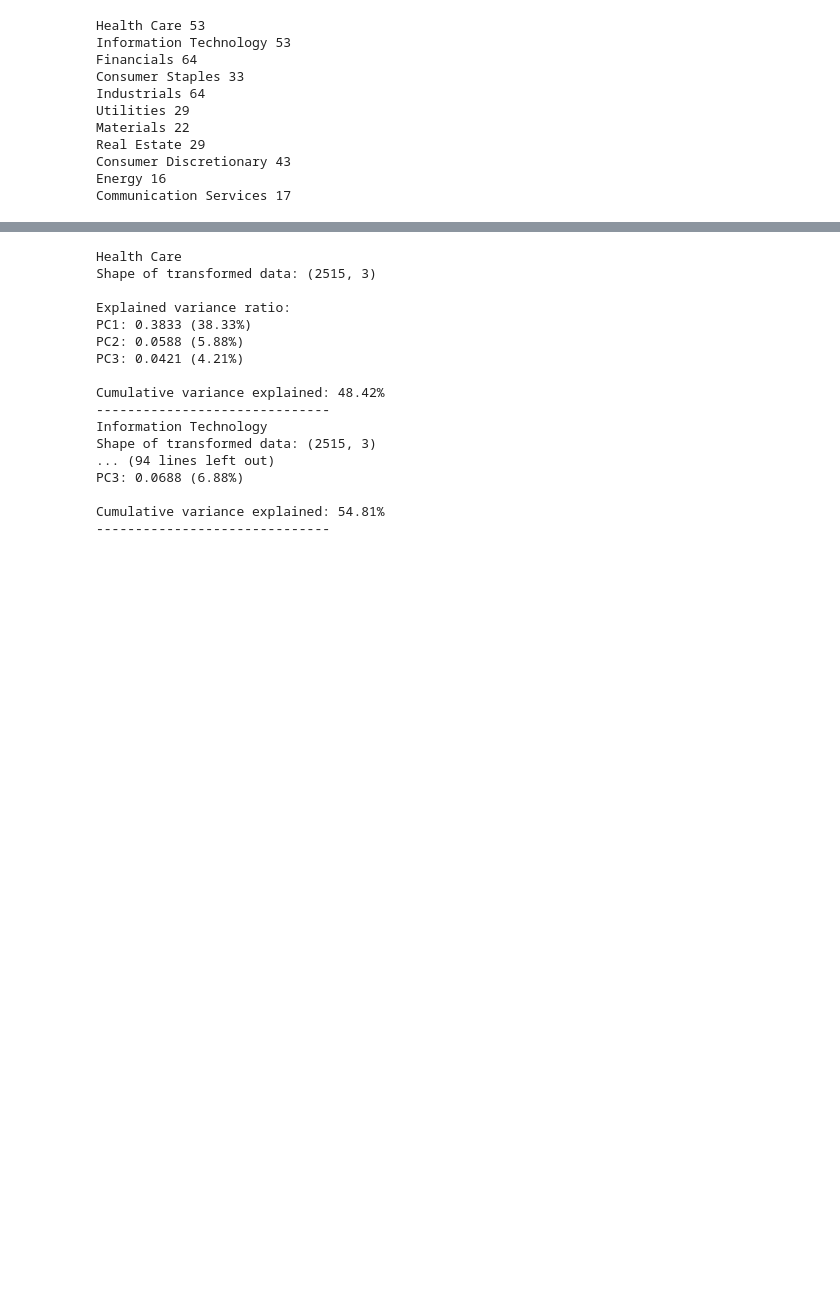
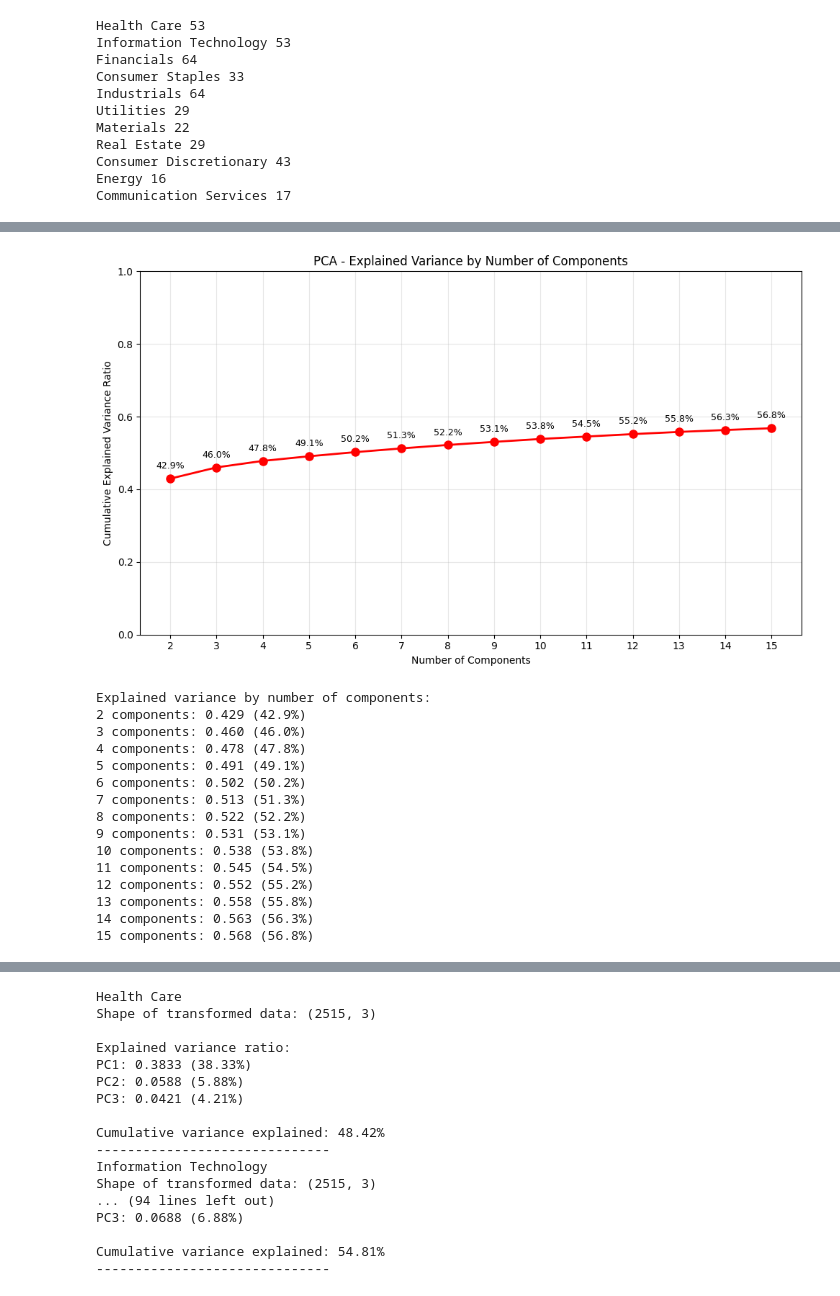
Before and after one commit to etiennechatreaux/DimRed-KAN-Finance, a Jupyter notebook: notebooks/02_data_exploration.ipynb, the cells around one changed output, grey strips where cells are left out. Saved outputs shown, nothing was run; the diff lists cells and outputs as text; code cells hidden in the pictures; blank space fills up the shorter version.

```diff
--- a/notebooks/02_data_exploration.ipynb
+++ b/notebooks/02_data_exploration.ipynb
@@ -1,8 +1,15 @@
 # %%
 import pandas as pd
+from pathlib import Path
+
+
+import sys
+sys.path.append('..')
+data_dir = Path("../")
 
 # returns = pd.read_csv("data/processed/dataset_returns.csv", index_col=0)
-log_returns = pd.read_csv("data/processed/dataset_log_returns.csv", index_col=0)
+log_returns = pd.read_csv(data_dir / "data/processed/dataset_log_returns.csv", index_col=0)
+
 
 # Remove the first line with NaN
 # returns = returns.dropna(how='all')
@@ -100 +107,51 @@ Cumulative variance explained: 46.03%
 3773 rows × 3 columns
+# %%
+import matplotlib.pyplot as plt
+
+# Plot explained variance for different numbers of components
+n_components_range = range(2, 16)
+explained_variances = []
+
+for n in n_components_range:
+    pca_temp, _, explained_var_ratio = perform_pca(log_returns, n_components=n)
+    total_explained = sum(explained_var_ratio)
+    explained_variances.append(total_explained)
+
+# Create the plot
+plt.figure(figsize=(10, 6))
+plt.plot(n_components_range, explained_variances, 'bo-', color='red', linewidth=2, markersize=8)
+plt.xlabel('Number of Components')
+plt.ylabel('Cumulative Explained Variance Ratio')
+plt.title('PCA - Explained Variance by Number of Components')
+plt.grid(True, alpha=0.3)
+plt.xticks(n_components_range)
+plt.ylim(0, 1)
+
+# Add percentage labels on points
+for i, (n, var) in enumerate(zip(n_components_range, explained_variances)):
+    plt.annotate(f'{var:.1%}', (n, var), textcoords="offset points",
+                xytext=(0,10), ha='center', fontsize=9)
+
+plt.tight_layout()
+plt.show()
+
+print("Explained variance by number of components:")
+for n, var in zip(n_components_range, explained_variances):
+    print(f"{n} components: {var:.3f} ({var*100:.1f}%)")
+# %% [output]
+[figure, added]
+Explained variance by number of components:
+2 components: 0.429 (42.9%)
+3 components: 0.460 (46.0%)
+4 components: 0.478 (47.8%)
+5 components: 0.491 (49.1%)
+6 components: 0.502 (50.2%)
+7 components: 0.513 (51.3%)
+8 components: 0.522 (52.2%)
+9 components: 0.531 (53.1%)
+10 components: 0.538 (53.8%)
+11 components: 0.545 (54.5%)
+12 components: 0.552 (55.2%)
+13 components: 0.558 (55.8%)
+14 components: 0.563 (56.3%)
+15 components: 0.568 (56.8%)
```
Also changed, not shown: parts of 13 cells of this notebook, 5 other files.
